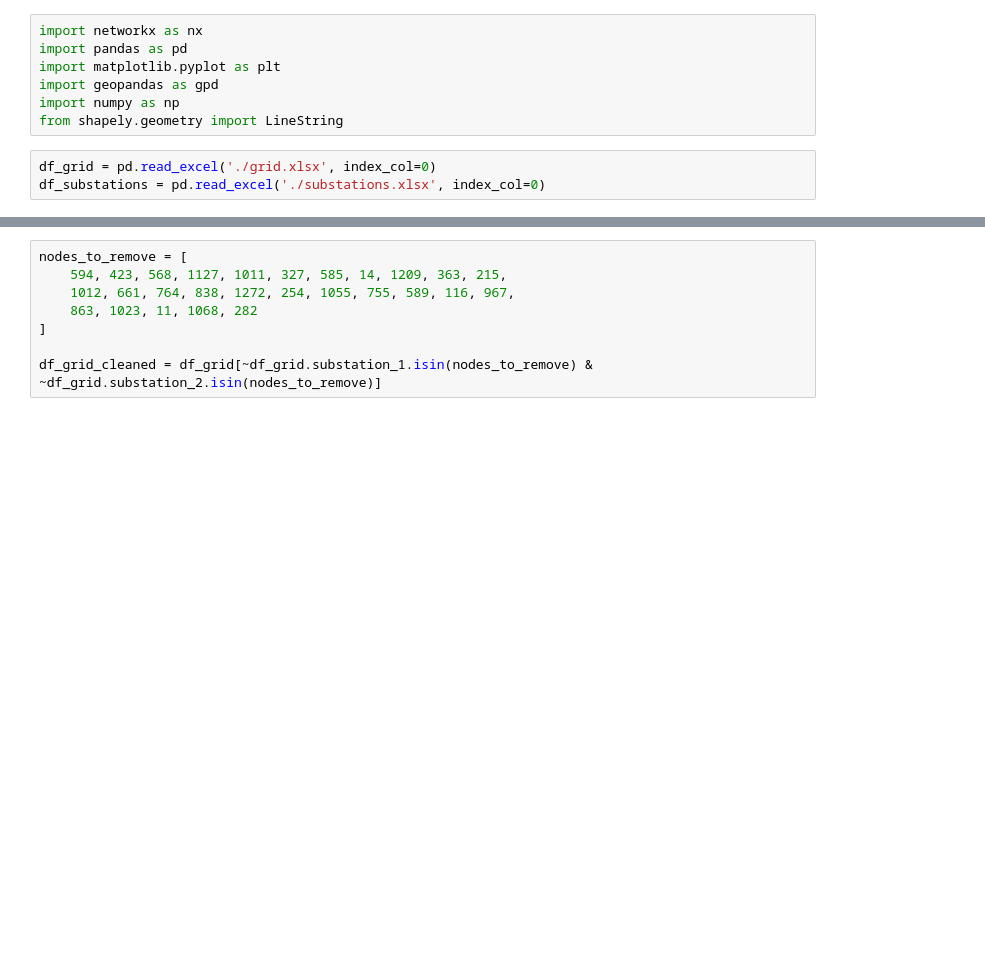
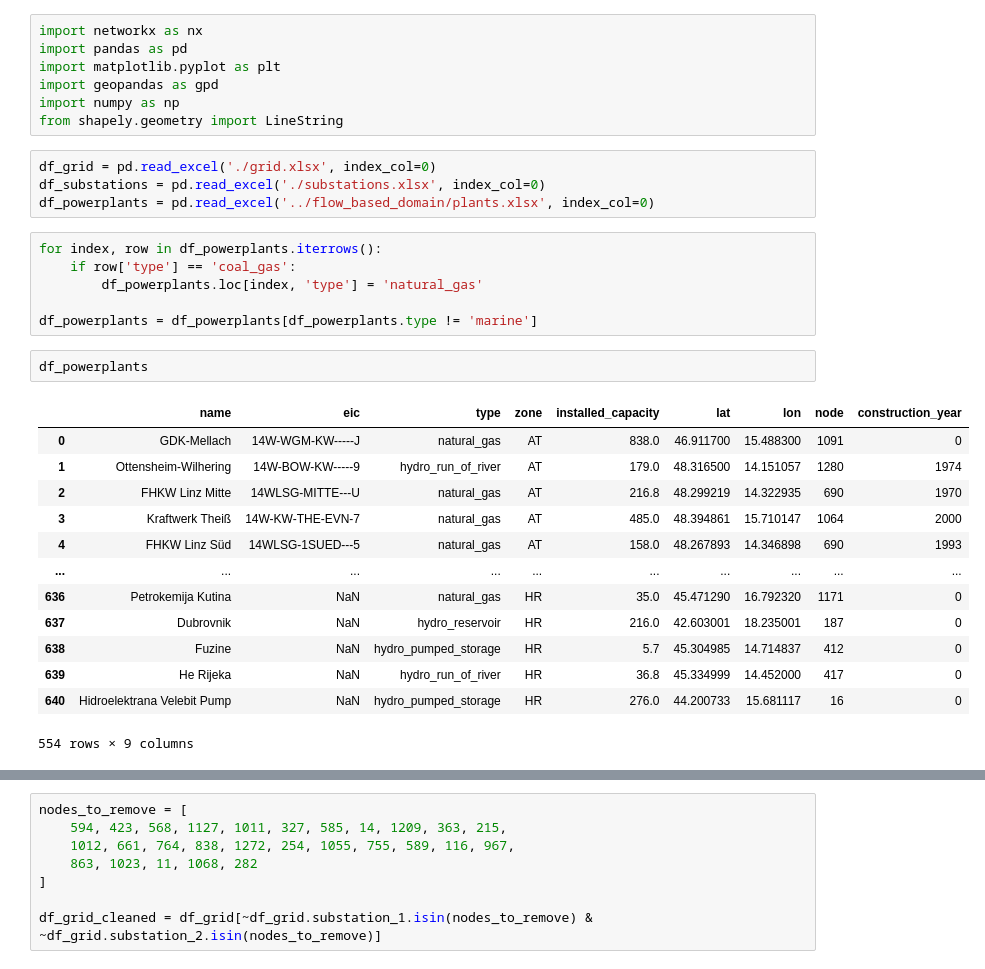
Before and after one commit to kbruninx/FBMC, a Jupyter notebook: grid/Clean up for FB.ipynb, the cells around one changed output, grey strips where cells are left out. Cells and saved outputs as stored; diff of their text form; blank space fills up the shorter version.

```diff
--- a/grid/Clean up for FB.ipynb
+++ b/grid/Clean up for FB.ipynb
@@ -8,3 +8,26 @@ from shapely.geometry import LineString
 # %%
 df_grid = pd.read_excel('./grid.xlsx', index_col=0)
 df_substations = pd.read_excel('./substations.xlsx', index_col=0)
+df_powerplants = pd.read_excel('../flow_based_domain/plants.xlsx', index_col=0)
+# %%
+for index, row in df_powerplants.iterrows():
+    if row['type'] == 'coal_gas':
+        df_powerplants.loc[index, 'type'] = 'natural_gas'
+
+df_powerplants = df_powerplants[df_powerplants.type != 'marine']
+# %%
+df_powerplants
+# %% [output]
+|  | name | eic | type | zone | installed_capacity | lat | lon | node | construction_year |
+| 0 | GDK-Mellach | 14W-WGM-KW-----J | natural_gas | AT | 838.0 | 46.911700 | 15.488300 | 1091 | 0 |
+| 1 | Ottensheim-Wilhering | 14W-BOW-KW-----9 | hydro_run_of_river | AT | 179.0 | 48.316500 | 14.151057 | 1280 | 1974 |
+| 2 | FHKW Linz Mitte | 14WLSG-MITTE---U | natural_gas | AT | 216.8 | 48.299219 | 14.322935 | 690 | 1970 |
+| 3 | Kraftwerk Theiß | 14W-KW-THE-EVN-7 | natural_gas | AT | 485.0 | 48.394861 | 15.710147 | 1064 | 2000 |
+| 4 | FHKW Linz Süd | 14WLSG-1SUED---5 | natural_gas | AT | 158.0 | 48.267893 | 14.346898 | 690 | 1993 |
+| ... | ... | ... | ... | ... | ... | ... | ... | ... | ... |
+| 636 | Petrokemija Kutina | NaN | natural_gas | HR | 35.0 | 45.471290 | 16.792320 | 1171 | 0 |
+| 637 | Dubrovnik | NaN | hydro_reservoir | HR | 216.0 | 42.603001 | 18.235001 | 187 | 0 |
+| 638 | Fuzine | NaN | hydro_pumped_storage | HR | 5.7 | 45.304985 | 14.714837 | 412 | 0 |
+| 639 | He Rijeka | NaN | hydro_run_of_river | HR | 36.8 | 45.334999 | 14.452000 | 417 | 0 |
+| 640 | Hidroelektrana Velebit Pump | NaN | hydro_pumped_storage | HR | 276.0 | 44.200733 | 15.681117 | 16 | 0 |
+554 rows × 9 columns
```
Also changed, not shown: parts of 3 cells of this notebook, 24 other files.
